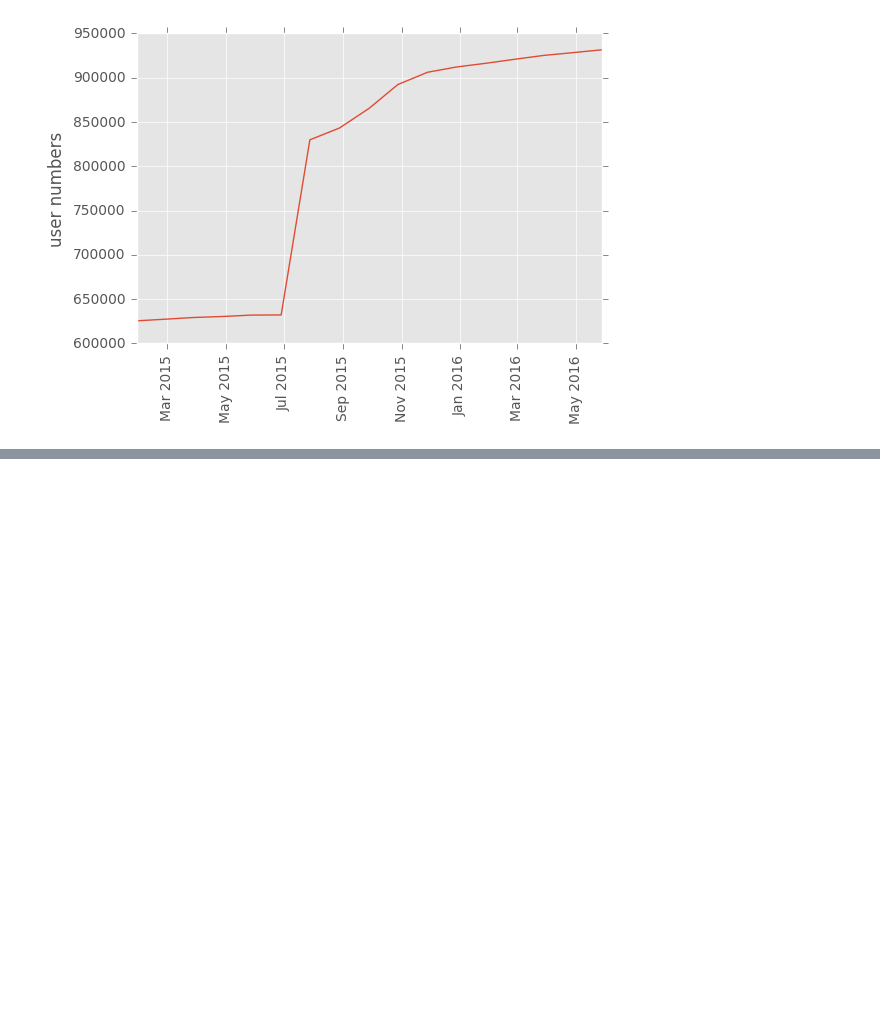
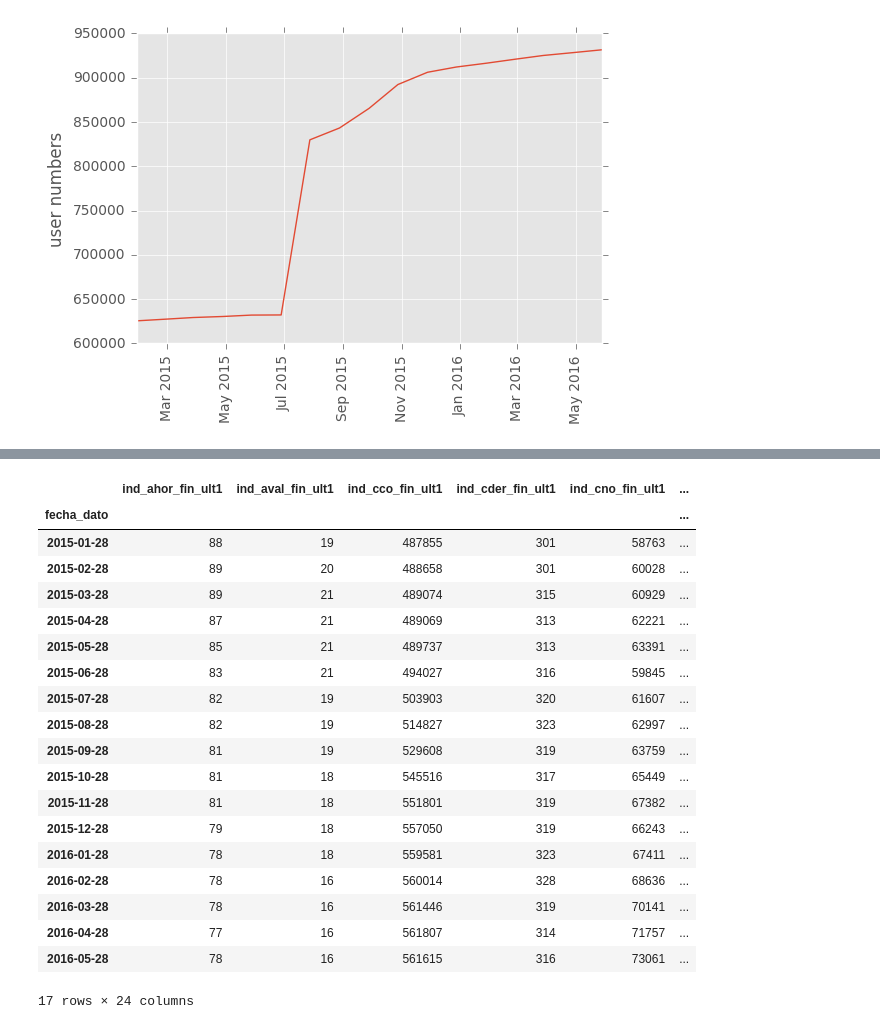
Before and after one commit to MedAlyH/Santander-Product-Recommendation, a Jupyter notebook: notebook/EDA.ipynb, the cells around one changed output, grey strips where cells are left out. Drawn from its saved outputs; the diff is of its cells as text; code cells hidden in the pictures; blank space fills up the shorter version.

```diff
--- a/notebook/EDA.ipynb
+++ b/notebook/EDA.ipynb
@@ -27,4 +27,3 @@ target_cols = ['ind_ahor_fin_ult1','ind_aval_fin_ult1','ind_cco_fin_ult1',
                'ind_nomina_ult1','ind_nom_pens_ult1','ind_recibo_ult1']
 # %%
 cnt_pro = train.groupby('fecha_dato')[target_cols].sum()
-cnt_pro = (cnt_pro - cnt_pro.min())/(cnt_pro.max() - cnt_pro.min())
@@ -47,0 +30,23 @@ array(['2015-01-28T00:00:00.000000000', '2015-02-28T00:00:00.000000000',
+# %%
+cnt_pro
+# %% [output]
+|  | ind_ahor_fin_ult1 | ind_aval_fin_ult1 | ind_cco_fin_ult1 | ind_cder_fin_ult1 | ind_cno_fin_ult1 | ... |
+| fecha_dato |  |  |  |  |  | ... |
+| 2015-01-28 | 88 | 19 | 487855 | 301 | 58763 | ... |
+| 2015-02-28 | 89 | 20 | 488658 | 301 | 60028 | ... |
+| 2015-03-28 | 89 | 21 | 489074 | 315 | 60929 | ... |
+| 2015-04-28 | 87 | 21 | 489069 | 313 | 62221 | ... |
+| 2015-05-28 | 85 | 21 | 489737 | 313 | 63391 | ... |
+| 2015-06-28 | 83 | 21 | 494027 | 316 | 59845 | ... |
+| 2015-07-28 | 82 | 19 | 503903 | 320 | 61607 | ... |
+| 2015-08-28 | 82 | 19 | 514827 | 323 | 62997 | ... |
+| 2015-09-28 | 81 | 19 | 529608 | 319 | 63759 | ... |
+| 2015-10-28 | 81 | 18 | 545516 | 317 | 65449 | ... |
+| 2015-11-28 | 81 | 18 | 551801 | 319 | 67382 | ... |
+| 2015-12-28 | 79 | 18 | 557050 | 319 | 66243 | ... |
+| 2016-01-28 | 78 | 18 | 559581 | 323 | 67411 | ... |
+| 2016-02-28 | 78 | 16 | 560014 | 328 | 68636 | ... |
+| 2016-03-28 | 78 | 16 | 561446 | 319 | 70141 | ... |
+| 2016-04-28 | 77 | 16 | 561807 | 314 | 71757 | ... |
+| 2016-05-28 | 78 | 16 | 561615 | 316 | 73061 | ... |
+17 rows × 24 columns
```
Also changed, not shown: parts of 3 cells of this notebook, 2 other files.
